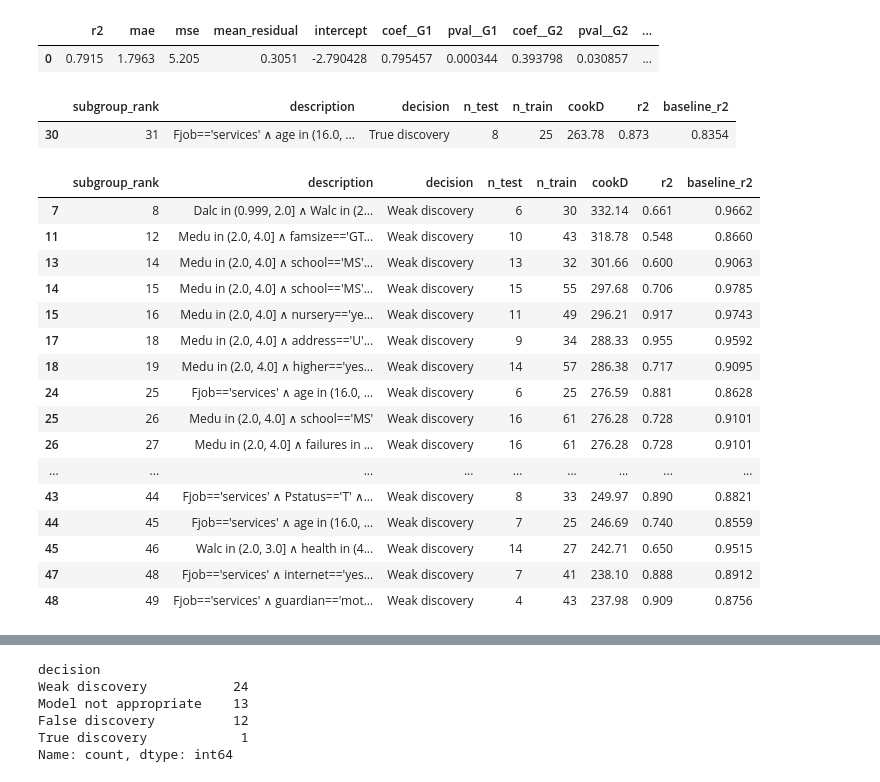
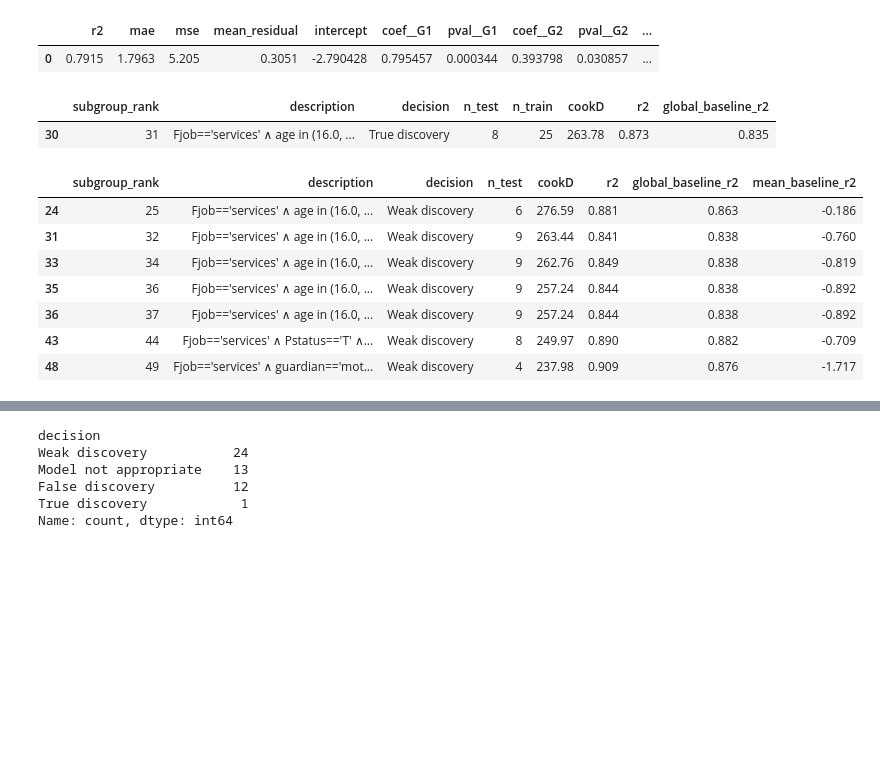
Before and after one commit to TvanGorcum/EMM_Group_4, a Jupyter notebook: inspect_private_por.ipynb, the cells around one changed output, grey strips where cells are left out. Saved outputs shown, nothing was run; the diff lists cells and outputs as text; code cells hidden in the pictures; blank space fills up the shorter version.

```diff
--- a/inspect_private_por.ipynb
+++ b/inspect_private_por.ipynb
@@ -27,7 +27,7 @@ Complex baseline evaluation metrics: {'r2': 0.8509, 'mae': np.float64(0.8404), '
 539    10.240770
 dtype: float64}
 # %%
-df_s = pd.read_csv("results/subgroup_ss_portuguese_results8020.csv")
+df_s = pd.read_csv("results/subgroup_results_portuguese.csv")
 df_s = df_s[:50]
 df_s.head(1)
 #df_s.columns
@@ -47,7 +47,7 @@ for col, ndigits in [('cookD', 2), ('r2', 3), ('mae', 3), ('mse', 3), ('mean_res
         df_s[col] = df_s[col].round(ndigits)
 
 # Compare r2 between subgroup_model and global baseline for each row
-df_s['subgroup_r2_better'] = (df_s['r2'] > df_s['baseline_r2']).astype("object")
+df_s['subgroup_r2_better'] = (df_s['r2'] > df_s['global_baseline_r2']).astype("object")
 df_s.loc[df_s['model_type'] == 'global', 'subgroup_r2_better'] = None
 df_s['subgroup_better_global'] = (df_s['ttest_p'] < 0.1)
 df_s.loc[df_s['model_type'] == 'global', 'subgroup_better_global'] = None
@@ -89,27 +89,18 @@ df_s['decision'] = df_s.apply(determine_decision, axis=1)
 # # Reorder columns
 # df_s = df_s[new_order]
 # %%
-df_s[df_s['decision'].isin(['True discovery'])][['subgroup_rank', 'description', 'decision', 'n_test', 'n_train', 'cookD', 'r2', 'baseline_r2']]
+df_s[df_s['decision'].isin(['True discovery'])][['subgroup_rank', 'description', 'decision', 'n_test', 'n_train', 'cookD', 'r2', 'global_baseline_r2']]
 # %% [output]
-|  | subgroup_rank | description | decision | n_test | n_train | cookD | r2 | baseline_r2 |
-| 30 | 31 | Fjob=='services' ∧ age in (16.0, ... | True discovery | 8 | 25 | 263.78 | 0.873 | 0.8354 |
+|  | subgroup_rank | description | decision | n_test | n_train | cookD | r2 | global_baseline_r2 |
+| 30 | 31 | Fjob=='services' ∧ age in (16.0, ... | True discovery | 8 | 25 | 263.78 | 0.873 | 0.835 |
 # %%
-df_s[df_s['decision'].isin(['Weak discovery'])][['subgroup_rank', 'description', 'decision', 'n_test', 'n_train', 'cookD', 'r2', 'baseline_r2']]
+df_s[(df_s['decision'].isin(['Model not appropriate', 'Weak discovery'])) & ( df_s['r2'] > 0) & ( df_s['r2'] > df_s['global_baseline_r2'])][['subgroup_rank', 'description', 'decision', 'n_test', 'cookD','r2', 'global_baseline_r2', 'mean_baseline_r2']]
 # %% [output]
-|  | subgroup_rank | description | decision | n_test | n_train | cookD | r2 | baseline_r2 |
-| 7 | 8 | Dalc in (0.999, 2.0] ∧ Walc in (2... | Weak discovery | 6 | 30 | 332.14 | 0.661 | 0.9662 |
-| 11 | 12 | Medu in (2.0, 4.0] ∧ famsize=='GT... | Weak discovery | 10 | 43 | 318.78 | 0.548 | 0.8660 |
-| 13 | 14 | Medu in (2.0, 4.0] ∧ school=='MS'... | Weak discovery | 13 | 32 | 301.66 | 0.600 | 0.9063 |
-| 14 | 15 | Medu in (2.0, 4.0] ∧ school=='MS'... | Weak discovery | 15 | 55 | 297.68 | 0.706 | 0.9785 |
-| 15 | 16 | Medu in (2.0, 4.0] ∧ nursery=='ye... | Weak discovery | 11 | 49 | 296.21 | 0.917 | 0.9743 |
-| 17 | 18 | Medu in (2.0, 4.0] ∧ address=='U'... | Weak discovery | 9 | 34 | 288.33 | 0.955 | 0.9592 |
-| 18 | 19 | Medu in (2.0, 4.0] ∧ higher=='yes... | Weak discovery | 14 | 57 | 286.38 | 0.717 | 0.9095 |
-| 24 | 25 | Fjob=='services' ∧ age in (16.0, ... | Weak discovery | 6 | 25 | 276.59 | 0.881 | 0.8628 |
-| 25 | 26 | Medu in (2.0, 4.0] ∧ school=='MS' | Weak discovery | 16 | 61 | 276.28 | 0.728 | 0.9101 |
-| 26 | 27 | Medu in (2.0, 4.0] ∧ failures in ... | Weak discovery | 16 | 61 | 276.28 | 0.728 | 0.9101 |
-| ... | ... | ... | ... | ... | ... | ... | ... | ... |
-| 43 | 44 | Fjob=='services' ∧ Pstatus=='T' ∧... | Weak discovery | 8 | 33 | 249.97 | 0.890 | 0.8821 |
-| 44 | 45 | Fjob=='services' ∧ age in (16.0, ... | Weak discovery | 7 | 25 | 246.69 | 0.740 | 0.8559 |
-| 45 | 46 | Walc in (2.0, 3.0] ∧ health in (4... | Weak discovery | 14 | 27 | 242.71 | 0.650 | 0.9515 |
-| 47 | 48 | Fjob=='services' ∧ internet=='yes... | Weak discovery | 7 | 41 | 238.10 | 0.888 | 0.8912 |
-| 48 | 49 | Fjob=='services' ∧ guardian=='mot... | Weak discovery | 4 | 43 | 237.98 | 0.909 | 0.8756 |
+|  | subgroup_rank | description | decision | n_test | cookD | r2 | global_baseline_r2 | mean_baseline_r2 |
+| 24 | 25 | Fjob=='services' ∧ age in (16.0, ... | Weak discovery | 6 | 276.59 | 0.881 | 0.863 | -0.186 |
+| 31 | 32 | Fjob=='services' ∧ age in (16.0, ... | Weak discovery | 9 | 263.44 | 0.841 | 0.838 | -0.760 |
+| 33 | 34 | Fjob=='services' ∧ age in (16.0, ... | Weak discovery | 9 | 262.76 | 0.849 | 0.838 | -0.819 |
+| 35 | 36 | Fjob=='services' ∧ age in (16.0, ... | Weak discovery | 9 | 257.24 | 0.844 | 0.838 | -0.892 |
+| 36 | 37 | Fjob=='services' ∧ age in (16.0, ... | Weak discovery | 9 | 257.24 | 0.844 | 0.838 | -0.892 |
+| 43 | 44 | Fjob=='services' ∧ Pstatus=='T' ∧... | Weak discovery | 8 | 249.97 | 0.890 | 0.882 | -0.709 |
+| 48 | 49 | Fjob=='services' ∧ guardian=='mot... | Weak discovery | 4 | 237.98 | 0.909 | 0.876 | -1.717 |
```
Also changed, not shown: parts of 3 cells of this notebook, 23 other files.
